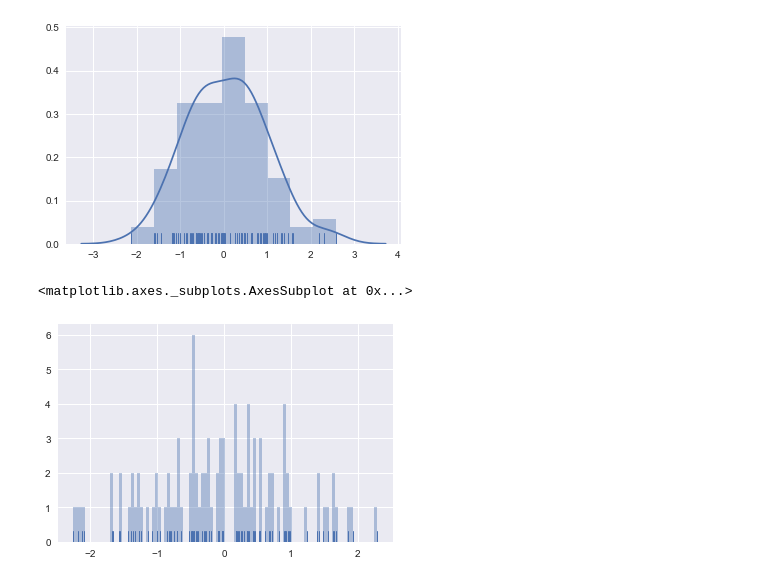
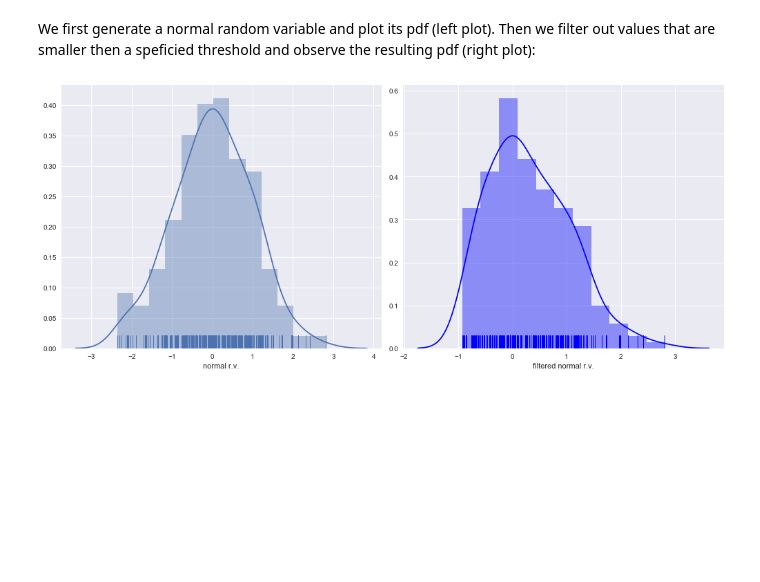
Before and after one commit to kod5kod/TMN-Simulations, a Jupyter notebook: tmn_sim.ipynb, the cells around one changed output. Cells and saved outputs as stored; diff of their text form; code cells hidden in the pictures; blank space fills up the shorter version.

Commit message:
Update tmn_sim.ipynb
Updating plots

```diff
--- a/tmn_sim.ipynb
+++ b/tmn_sim.ipynb
@@ -22,15 +15,23 @@ import seaborn as sns
 sns.set(color_codes=True)
 import matplotlib.pyplot as plt
 %matplotlib inline
-# %%
-x = np.random.normal(size=100)
-sns.distplot(x, bins=None, hist=True, kde=True, rug=True, fit=None, hist_kws=None,
-             kde_kws=None, rug_kws=None, fit_kws=None, color=None, vertical=False,
-             norm_hist=False, axlabel=None, label=None, ax=None);
-# %% [output]
-[figure, removed]
-# %%
-sns.distplot(x, bins=100, kde=False, rug=True)
-# %% [output]
-<matplotlib.axes._subplots.AxesSubplot at 0x...>
-[figure, removed]
+# %% [markdown]
+We first generate a normal random variable and plot its pdf (left plot). Then we filter out values that are smaller then a speficied threshold and observe the resulting pdf (right plot):
+# %%
+# Set up the matplotlib figure
+f, axes = plt.subplots(1, 2, figsize=(14, 6), sharex=False)
+sns.despine(left=True)
+
+# Plot a simple histogram and kernel density of a normal random variable
+mu, sigma = 0, 1 # mean and standard deviation
+x = np.random.normal(mu, sigma,size=250) # Generating a sample from a nomral randome vairable
+a= sns.distplot(x, hist=True, kde=True, rug=True, color=None,
+                axlabel='normal r.v.', ax=axes[0])
+
+# Filter the generated normal sample by a threshold:
+y = np.array(filter(lambda a: a >= (-1.0), x)) # Filter the generated sample by a threshold
+b= sns.distplot(y, hist=True, kde=True, rug=True, color='blue',
+                axlabel='filtered normal r.v.', ax=axes[1])
+plt.tight_layout()
+# %% [output]
+[figure, added]
```
Also changed, not shown: parts of 14 cells of this notebook.
